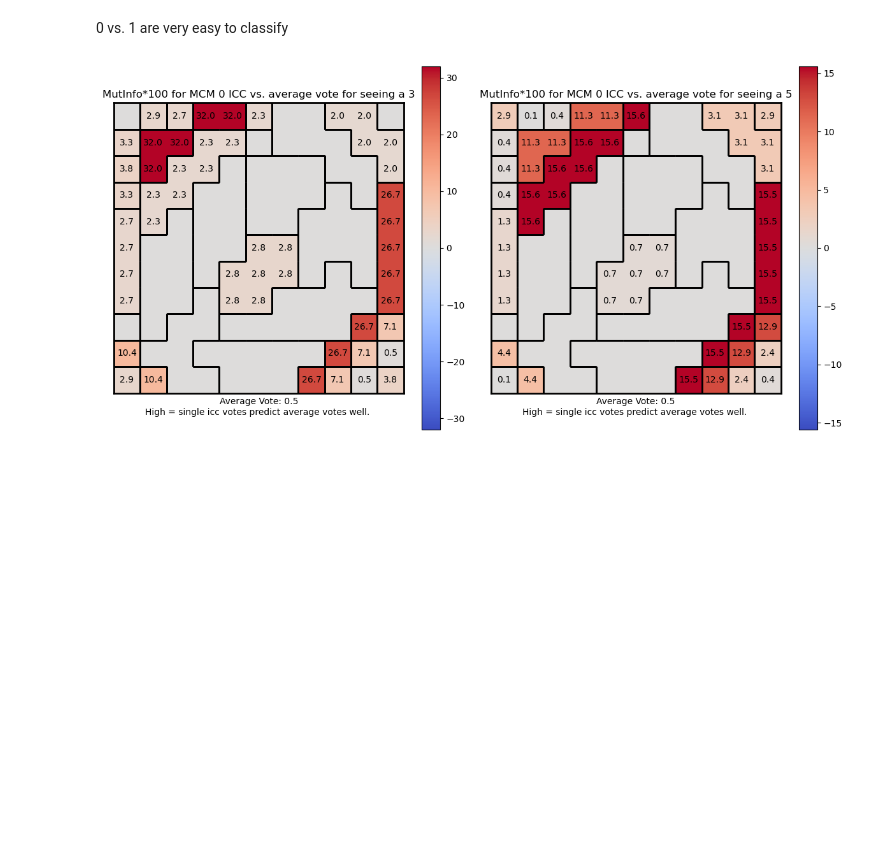
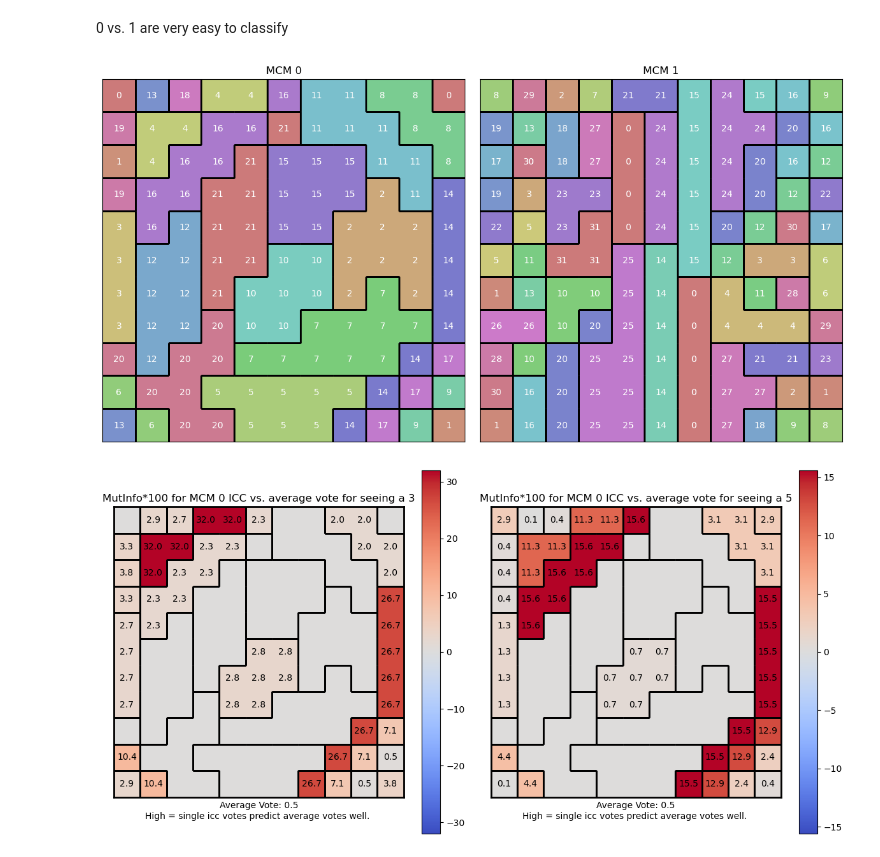
Before and after one commit to PaulHosek/MCM_classifier, a Jupyter notebook: Classifier_1/classifier/bin/paper_plots.ipynb, the cells around one changed output. Drawn from its saved outputs; the diff is of its cells as text; code cells hidden in the pictures; blank space fills up the shorter version.

```diff
--- a/Classifier_1/classifier/bin/paper_plots.ipynb
+++ b/Classifier_1/classifier/bin/paper_plots.ipynb
@@ -320,4 +230,26 @@ all_P_icc_1 = myplot.calculate_P_icc(P, all_MCM,1,n_variables, data_path,data_fi
 
 mcm0_comms_map = myplot.generate_icc_comms_map(all_MCM[0])
 mcm1_comms_map = myplot.generate_icc_comms_map(all_MCM[1])
+# %%
+pastel_cmap = myplot.create_pastel_cmap(121)
+
+
+fig, axs = plt.subplots(1, 2, figsize=(12, 6))
+
+def plot_communities(ax, comms_map,title="Communities in MCM ?"):
+    borders = myplot.find_borders(comms_map)
+    ax.set_title(title)
+    myplot.draw_all_borders(borders,ax=ax)
+    myplot.draw_all_values(comms_map,ax=ax)
+    ax.imshow(comms_map, cmap=pastel_cmap)
+    ax.set_xticks([])
+    ax.set_yticks([])
+
+plot_communities(axs[0],mcm0_comms_map,"MCM 0")
+plot_communities(axs[1],mcm1_comms_map,"MCM 1")
+
+plt.tight_layout()
+plt.show()
+# %% [output]
+[figure, added]
 # %%
```
Also changed, not shown: parts of 9 cells of this notebook.
